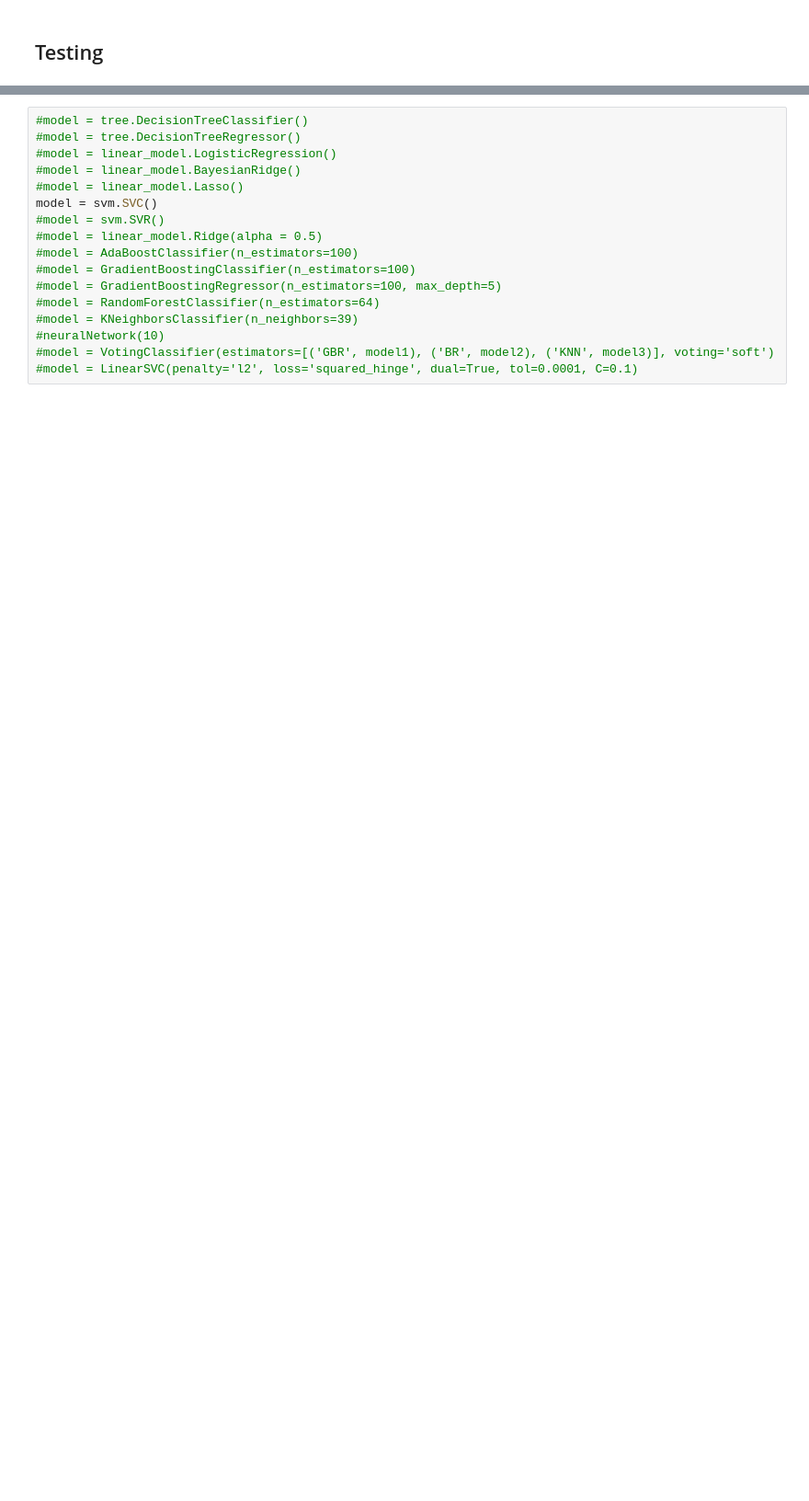
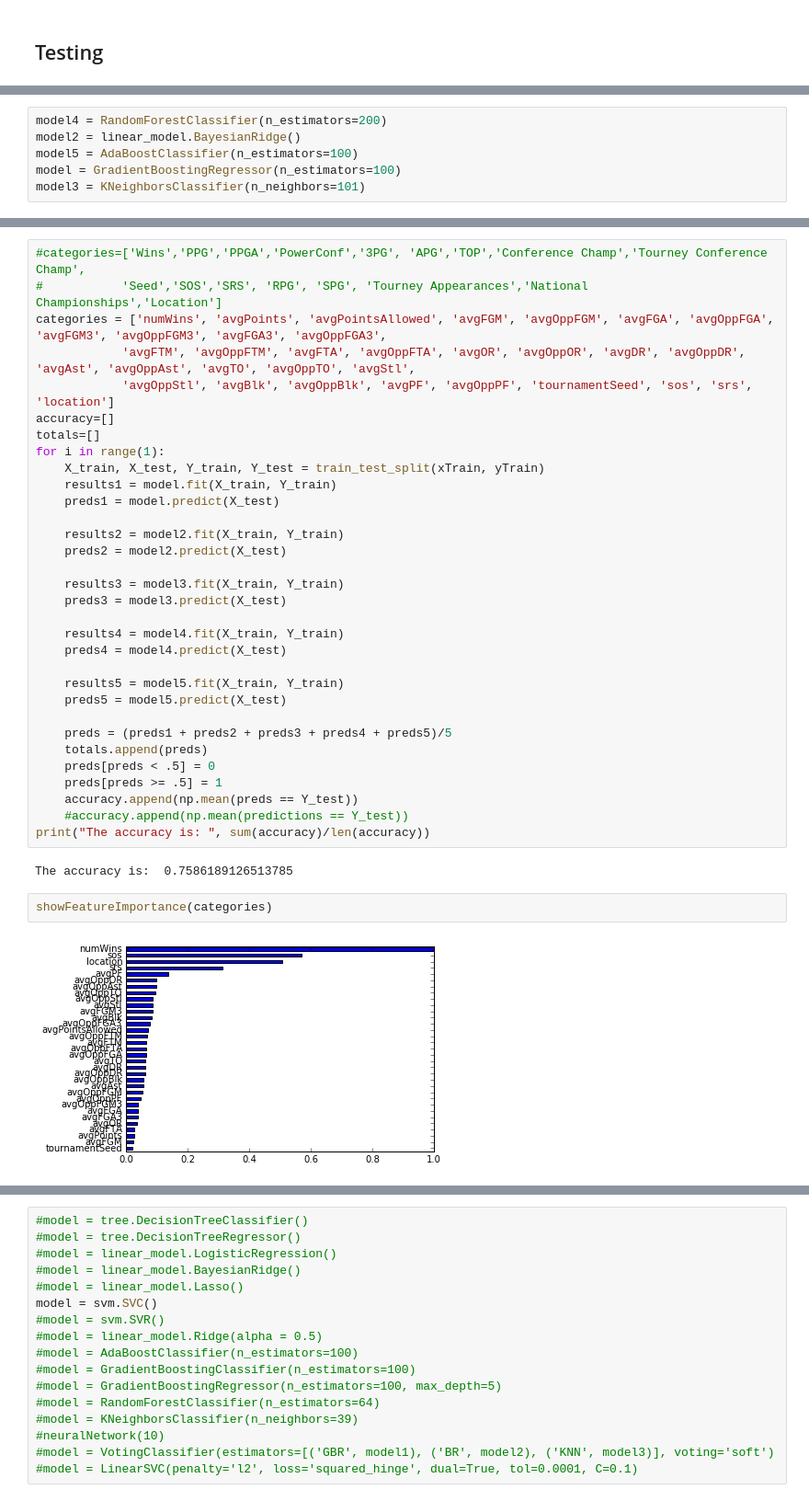
Before and after one commit to AksanBA/March_Madness, a Jupyter notebook: Historic_Prediction.ipynb, the cells around one changed output, grey strips where cells are left out. Shown at 92% size. Drawn from its saved outputs; the diff is of its cells as text; blank space fills up the shorter version.

```diff
--- a/Historic_Prediction.ipynb
+++ b/Historic_Prediction.ipynb
@@ -532,0 +647,6 @@ xTrain, yTrain = createTrainingSet(years)
+# %%
+model4 = RandomForestClassifier(n_estimators=200)
+model2 = linear_model.BayesianRidge()
+model5 = AdaBoostClassifier(n_estimators=100)
+model = GradientBoostingRegressor(n_estimators=100)
+model3 = KNeighborsClassifier(n_neighbors=101)
@@ -532,0 +666,38 @@ xTrain, yTrain = createTrainingSet(years)
+# %%
+#categories=['Wins','PPG','PPGA','PowerConf','3PG', 'APG','TOP','Conference Champ','Tourney Conference Champ',
+#           'Seed','SOS','SRS', 'RPG', 'SPG', 'Tourney Appearances','National Championships','Location']
+categories = ['numWins', 'avgPoints', 'avgPointsAllowed', 'avgFGM', 'avgOppFGM', 'avgFGA', 'avgOppFGA', 'avgFGM3', 'avgOppFGM3', 'avgFGA3', 'avgOppFGA3',
+            'avgFTM', 'avgOppFTM', 'avgFTA', 'avgOppFTA', 'avgOR', 'avgOppOR', 'avgDR', 'avgOppDR', 'avgAst', 'avgOppAst', 'avgTO', 'avgOppTO', 'avgStl',
+            'avgOppStl', 'avgBlk', 'avgOppBlk', 'avgPF', 'avgOppPF', 'tournamentSeed', 'sos', 'srs', 'location']
+accuracy=[]
+totals=[]
+for i in range(1):
+    X_train, X_test, Y_train, Y_test = train_test_split(xTrain, yTrain)
+    results1 = model.fit(X_train, Y_train)
+    preds1 = model.predict(X_test)
+
+    results2 = model2.fit(X_train, Y_train)
+    preds2 = model2.predict(X_test)
+
+    results3 = model3.fit(X_train, Y_train)
+    preds3 = model3.predict(X_test)
+
+    results4 = model4.fit(X_train, Y_train)
+    preds4 = model4.predict(X_test)
+
+    results5 = model5.fit(X_train, Y_train)
+    preds5 = model5.predict(X_test)
+
+    preds = (preds1 + preds2 + preds3 + preds4 + preds5)/5
+    totals.append(preds)
+    preds[preds < .5] = 0
+    preds[preds >= .5] = 1
+    accuracy.append(np.mean(preds == Y_test))
+    #accuracy.append(np.mean(predictions == Y_test))
+print("The accuracy is: ", sum(accuracy)/len(accuracy))
+# %% [output]
+The accuracy is:  0.7586189126513785
+# %%
+showFeatureImportance(categories)
+# %% [output]
+[figure, added]
```
Also changed, not shown: parts of 36 cells of this notebook, 7 other files.
